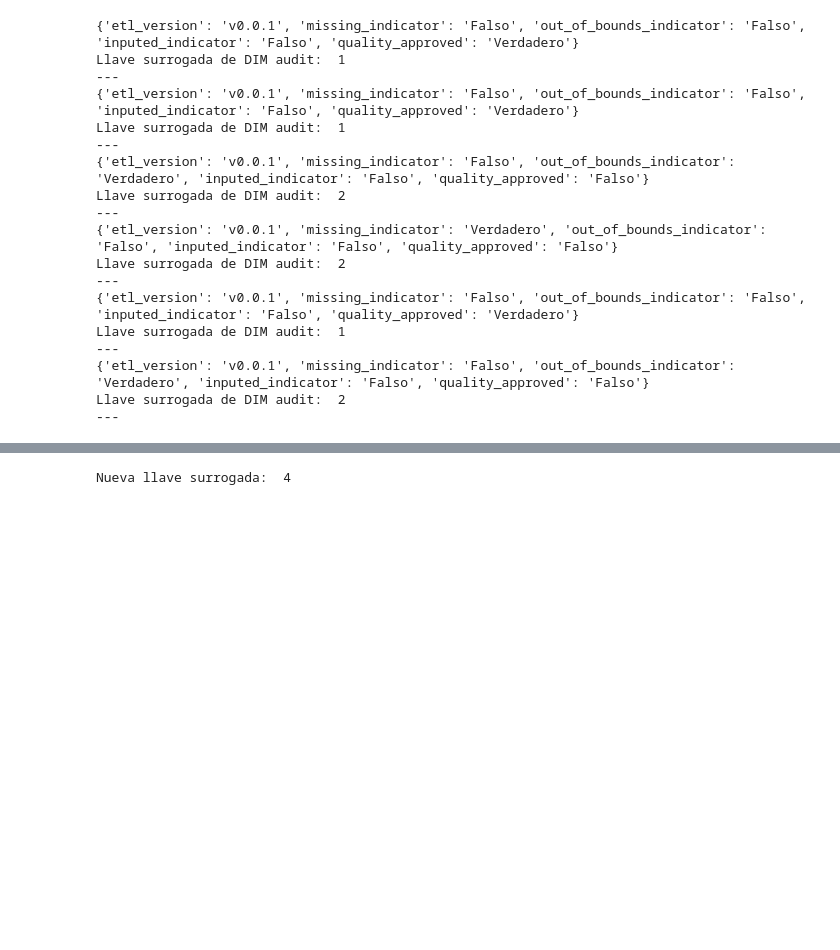
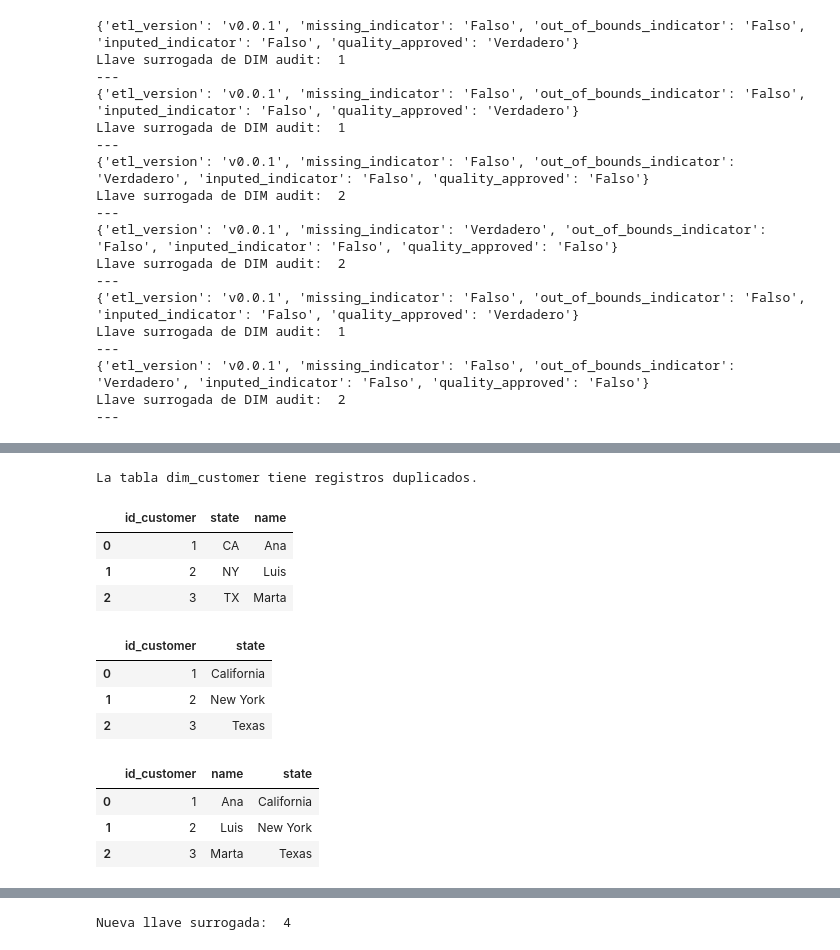
Before and after one commit to famenor/shorts, a Jupyter notebook: dimensional/subsystems_lab.ipynb, the cells around one changed output, grey strips where cells are left out. Cells and saved outputs as stored; diff of their text form; code cells hidden in the pictures; blank space fills up the shorter version.

```diff
--- a/dimensional/subsystems_lab.ipynb
+++ b/dimensional/subsystems_lab.ipynb
@@ -690,3 +652,69 @@ Llave surrogada de DIM audit:  2
+# %%
+#SUBSISTEMA 07 - FORMACION - DEDUPLICACION DE REGISTROS
+class AbstractRecordDeduplicator(ABC):
+
+    @abstractmethod
+    def has_duplicates(self, dataframe):
+        pass
+
+class RecordDeduplicator(AbstractRecordDeduplicator):
+
+    def has_duplicates(self, dataframe):
+
+        total_records = dataframe.shape[0]
+        unique_records = dataframe.drop_duplicates().shape[0]
+
+        if total_records > unique_records:
+            return True
+
+dim_customer = pd.DataFrame({'id_customer': [1, 2, 2, 3, 4],
+                             'name': ['Ana', 'Luis', 'Luis', 'Marta', 'Carlos']})
+
+deduplicator = RecordDeduplicator()
+if deduplicator.has_duplicates(dim_customer[['id_customer']]):
+    print('La tabla dim_customer tiene registros duplicados.')
+# %% [output]
+La tabla dim_customer tiene registros duplicados.
+# %%
+#SUBSISTEMA 08 - FORMACION - TABLAS CONFORMADAS
+class AbstractConformedTableGenerator(ABC):
+
+    @abstractmethod
+    def process(self):
+        pass
+
+class CustomerConformedTableGenerator(AbstractConformedTableGenerator):
+
+    def __init__(self, dim_customer_a: pd.DataFrame, dim_customer_b: pd.DataFrame):
+        self.dim_customer_a = dim_customer_a
+        self.dim_customer_b = dim_customer_b
+
+    def process(self):
+        conformed_table = self.dim_customer_a[['id_customer', 'name']].merge(self.dim_customer_b[['id_customer', 'state']], on='id_customer', how='inner')
+        return conformed_table
+
+retail_customers_01 = pd.DataFrame({'id_customer': [1, 2, 3], 'state': ['CA', 'NY', 'TX'], 'name': ['Ana', 'Luis', 'Marta']})
+retail_customers_02 = pd.DataFrame({'id_customer': [1, 2, 3], 'state': ['California', 'New York', 'Texas']})
+
+display(retail_customers_01)
+display(retail_customers_02)
+
+conformed_table_generator = CustomerConformedTableGenerator(retail_customers_01, retail_customers_02)
+conformed_retail_customers = conformed_table_generator.process()
+display(conformed_retail_customers)
+# %% [output]
+|  | id_customer | state | name |
+| 0 | 1 | CA | Ana |
+| 1 | 2 | NY | Luis |
+| 2 | 3 | TX | Marta |
+|  | id_customer | state |
+| 0 | 1 | California |
+| 1 | 2 | New York |
+| 2 | 3 | Texas |
+|  | id_customer | name | state |
+| 0 | 1 | Ana | California |
+| 1 | 2 | Luis | New York |
+| 2 | 3 | Marta | Texas |
 # %%
 #SUBSISTEMA 09 - ENTREGA - GESTOR DE CAMBIOS LENTOS EN DIMENSIONES
 class AbstractSlowlyChangingDimensionHandler(ABC):
```
Also changed, not shown: parts of 1 cell of this notebook, 1 other file.
